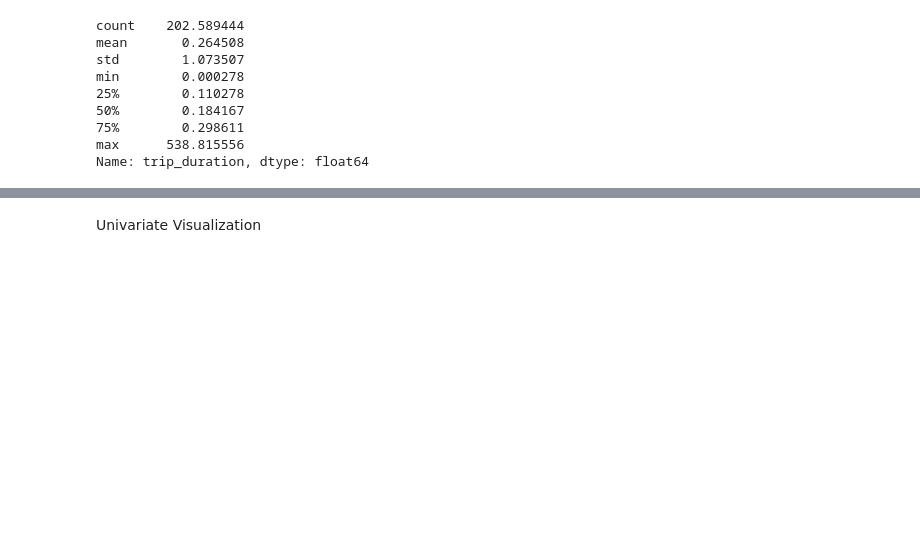
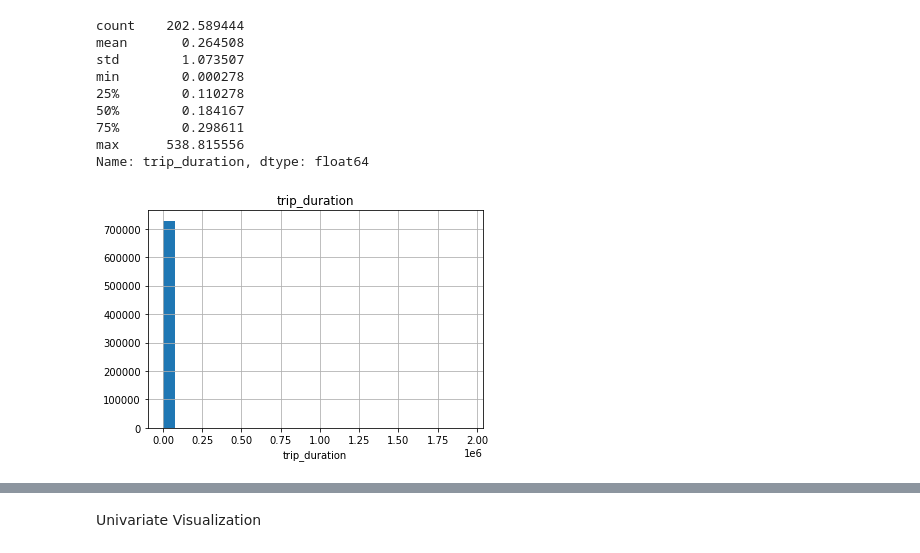
Before and after one commit to shreya-25/NYC-Taxi-trip-Duration, a Jupyter notebook: EDA_updated.ipynb, the cells around one changed output, grey strips where cells are left out. Saved outputs shown, nothing was run; the diff lists cells and outputs as text; code cells hidden in the pictures; blank space fills up the shorter version.

```diff
--- a/EDA_updated.ipynb
+++ b/EDA_updated.ipynb
@@ -98,5 +113,13 @@ min        0.000278
 75%        0.298611
 max      538.815556
 Name: trip_duration, dtype: float64
+# %%
+data=df.copy()
+data['trip_duration'].hist(bins=25)
+plt.xlabel('trip_duration')
+plt.title("trip_duration")
+plt.show()
+# %% [output]
+[figure, added]
 # %%
 df['log_trip_duration'] = np.log(df['trip_duration'].values + 1)
```
Also changed, not shown: parts of 5 cells of this notebook.
